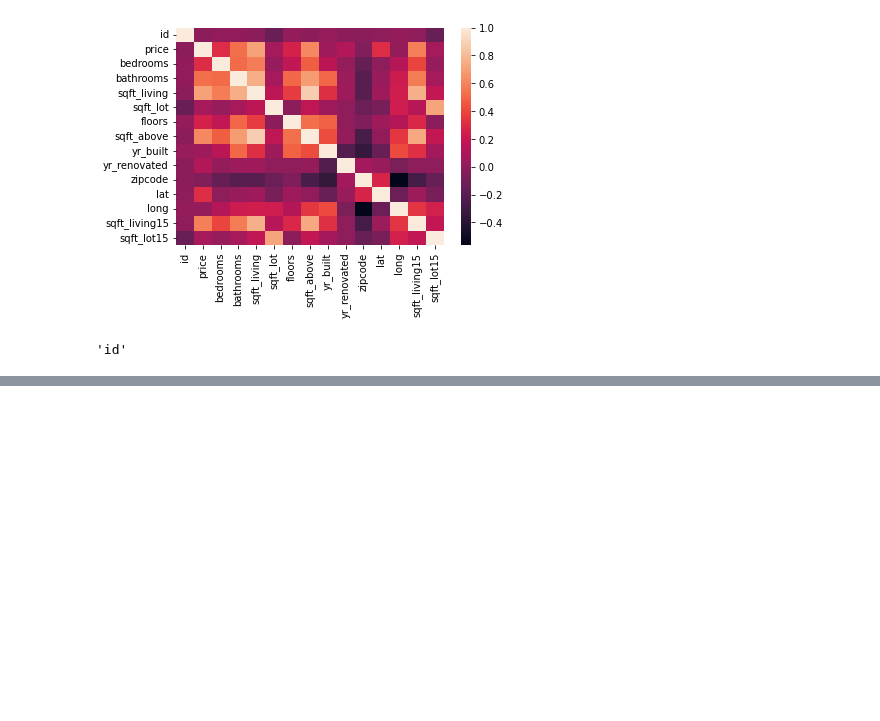
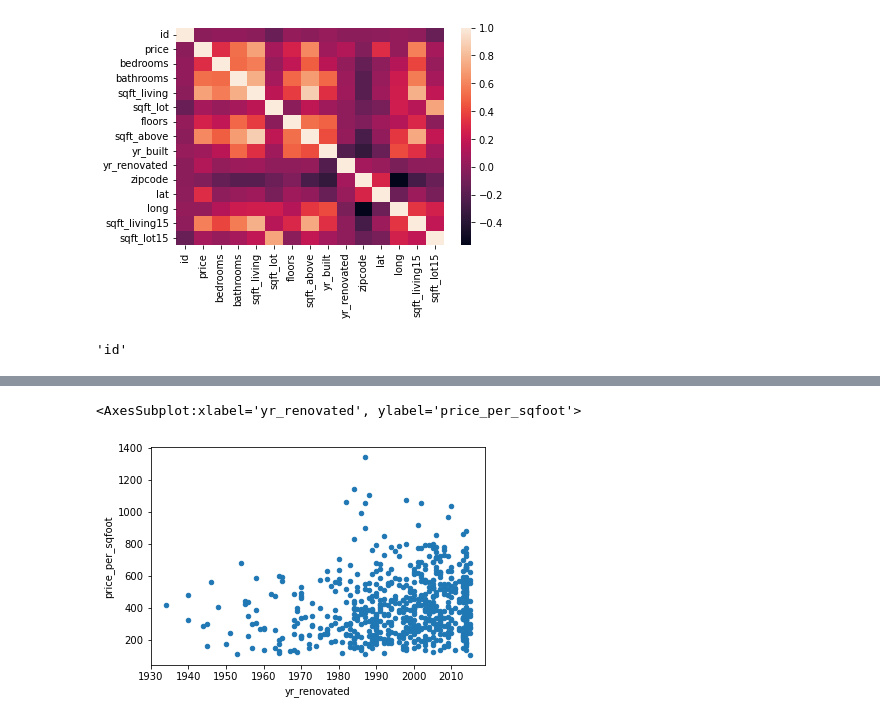
Before and after one commit to DanlBradley/AirBNB-Profit-Predictor, a Jupyter notebook: student.ipynb, the cells around one changed output, grey strips where cells are left out. Drawn from its saved outputs; the diff is of its cells as text; code cells hidden in the pictures; blank space fills up the shorter version.

```diff
--- a/student.ipynb
+++ b/student.ipynb
@@ -94,0 +95,10 @@ IndexError: single positional indexer is out-of-bounds
+# %%
+df_numerics = df_numerics.loc[df_numerics['yr_renovated'] != 0]
+# %%
+#make a price / sq ft
+#Scatter yr. renovate vs. price / sq foot
+df_numerics['price_per_sqfoot'] = df_numerics['price'] / df_numerics['sqft_above']
+df_numerics.plot.scatter('yr_renovated','price_per_sqfoot')
+# %% [output]
+<AxesSubplot:xlabel='yr_renovated', ylabel='price_per_sqfoot'>
+[figure, added]
```
Also changed, not shown: parts of 9 cells of this notebook, 4 other files.
